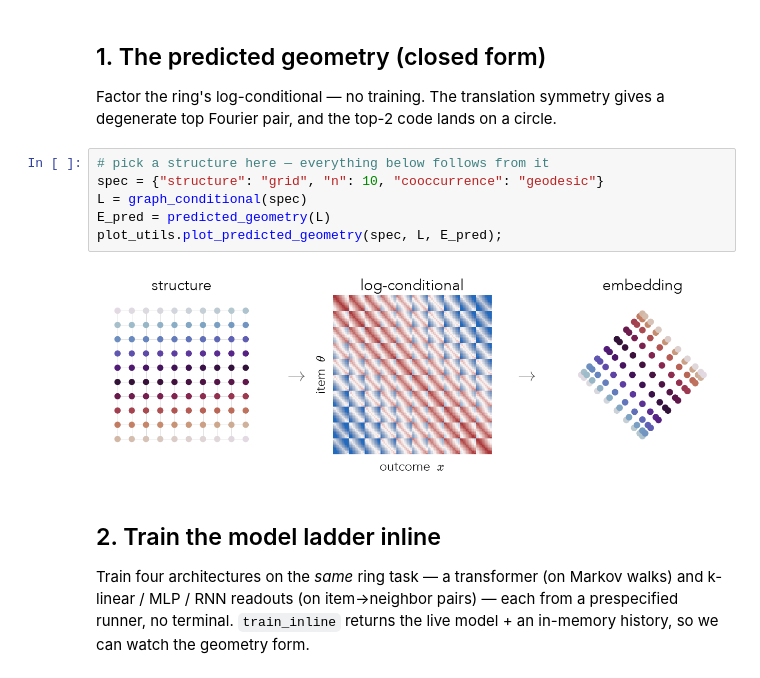
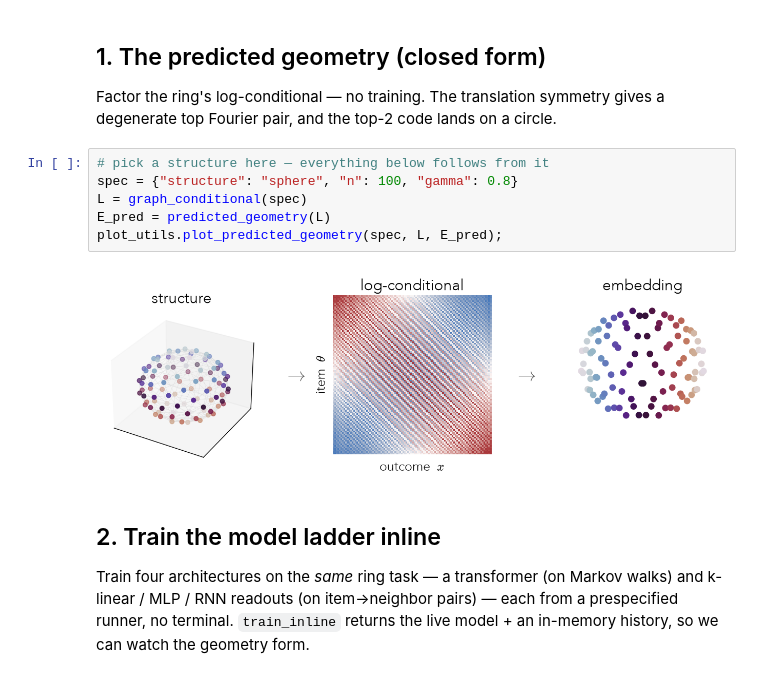
Before and after one commit to wurgaft-goodfire/rational-reps, a Jupyter notebook: src/notebooks/geometry_analysis.ipynb, the cells around one changed output. Cells and saved outputs as stored; diff of their text form.

```diff
--- a/src/notebooks/geometry_analysis.ipynb
+++ b/src/notebooks/geometry_analysis.ipynb
@@ -23,12 +23,12 @@ Factor the ring's log-conditional — no training. The translation symmetry give
 top Fourier pair, and the top-2 code lands on a circle.
 # %%
 # pick a structure here — everything below follows from it
-spec = {"structure": "grid", "n": 10, "cooccurrence": "geodesic"}
+spec = {"structure": "sphere", "n": 100, "gamma": 0.8}
 L = graph_conditional(spec)
 E_pred = predicted_geometry(L)
 plot_utils.plot_predicted_geometry(spec, L, E_pred);
 # %% [output]
-[figure, old version]
+[figure, new version]
 # %% [markdown]
 ## 2. Train the model ladder inline
 
```
Also changed, not shown: parts of 3 cells of this notebook, 6 other files.
